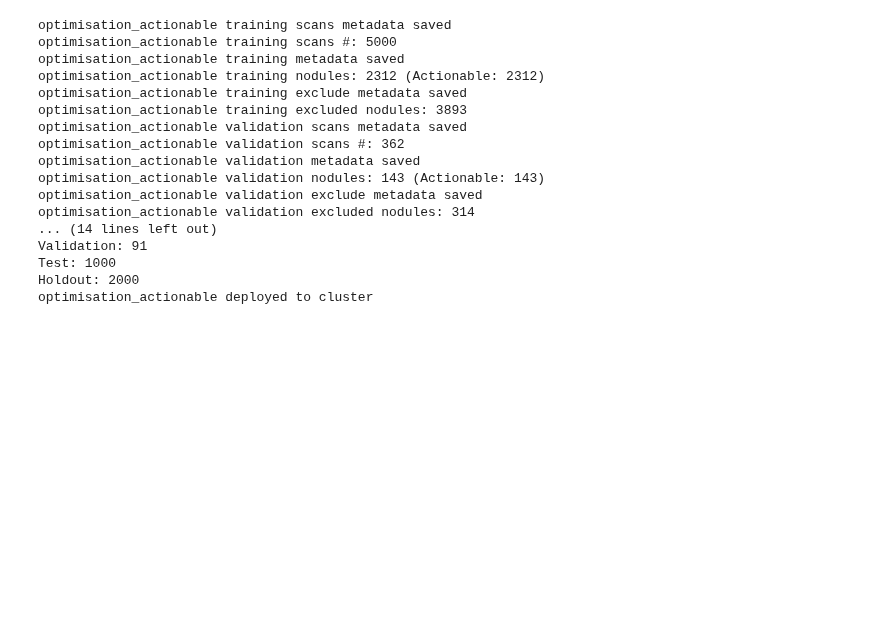
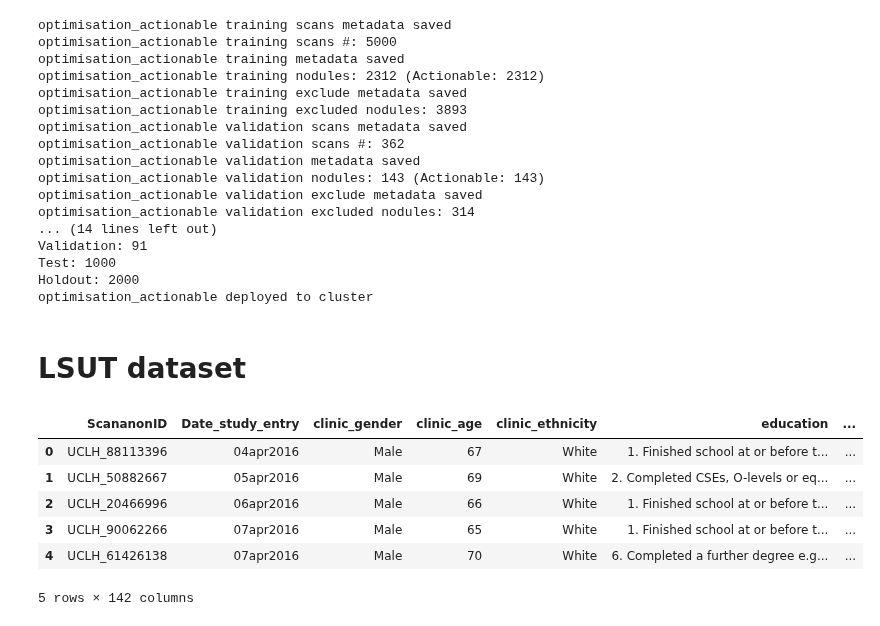
Before and after one commit to johnmccabe44/fairness-in-nodule-detection, a Jupyter notebook: notebooks/experiment_design.ipynb, the cells around one changed output. Saved outputs shown, nothing was run; the diff lists cells and outputs as text; code cells hidden in the pictures; blank space fills up the shorter version.

```diff
--- a/notebooks/experiment_design.ipynb
+++ b/notebooks/experiment_design.ipynb
@@ -930,3 +930,19 @@ Validation: 91
 Test: 1000
 Holdout: 2000
 optimisation_actionable deployed to cluster
+# %% [markdown]
+# LSUT dataset
+# %%
+import pandas as pd
+
+
+lsut_annotations = pd.read_csv(f'{workspace_path}/data/lsut/annotations.csv', low_memory=False)
+lsut_annotations.head()
+# %% [output]
+|  | ScananonID | Date_study_entry | clinic_gender | clinic_age | clinic_ethnicity | education | ... |
+| 0 | UCLH_88113396 | 04apr2016 | Male | 67 | White | 1. Finished school at or before t... | ... |
+| 1 | UCLH_50882667 | 05apr2016 | Male | 69 | White | 2. Completed CSEs, O-levels or eq... | ... |
+| 2 | UCLH_20466996 | 06apr2016 | Male | 66 | White | 1. Finished school at or before t... | ... |
+| 3 | UCLH_90062266 | 07apr2016 | Male | 65 | White | 1. Finished school at or before t... | ... |
+| 4 | UCLH_61426138 | 07apr2016 | Male | 70 | White | 6. Completed a further degree e.g... | ... |
+5 rows × 142 columns
```
Also changed, not shown: parts of 5 cells of this notebook.
